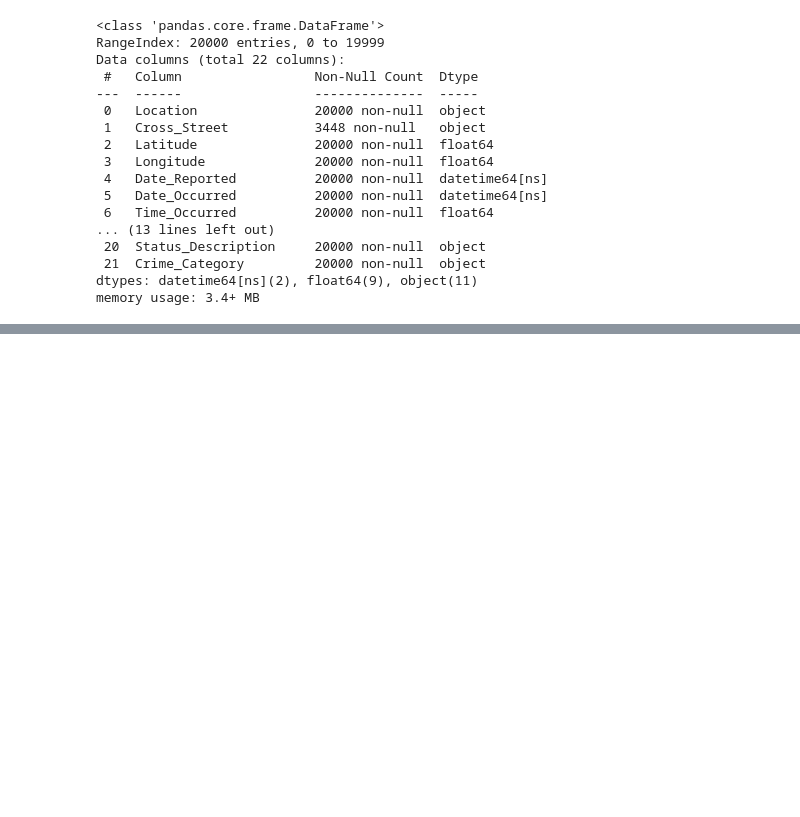
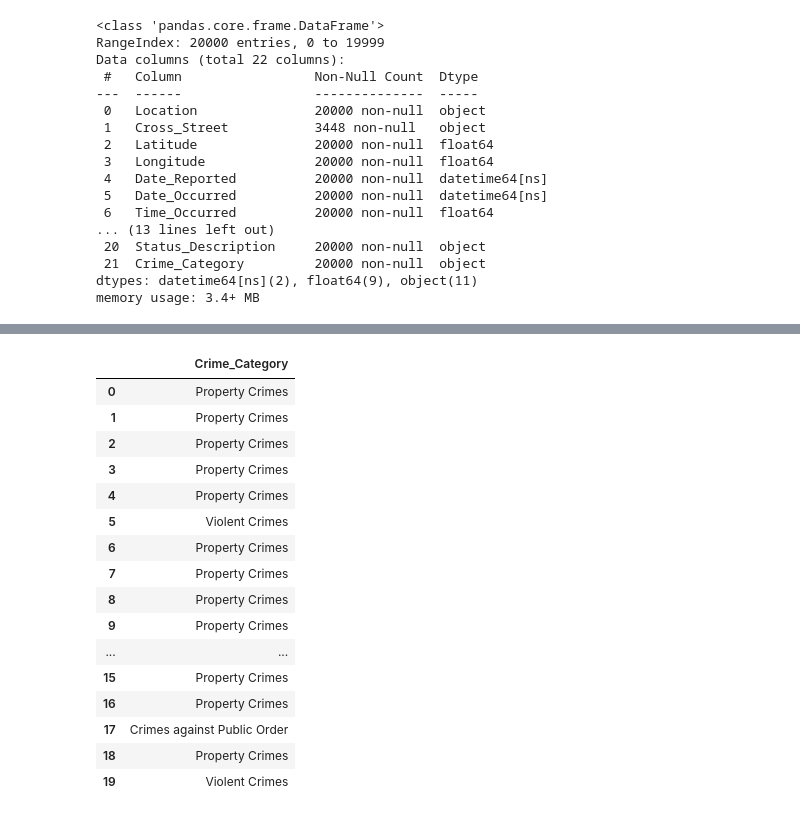
Before and after one commit to mssamoilenko/data_analysis_crime_samoilenko, a Jupyter notebook: data-analysis-crime-samoilenko2.ipynb, the cells around one changed output, grey strips where cells are left out. Saved outputs shown, nothing was run; the diff lists cells and outputs as text; code cells hidden in the pictures; blank space fills up the shorter version.

Commit message:
Kaggle Notebook | data_analysis_crime_samoilenko | Version 6

```diff
--- a/data-analysis-crime-samoilenko2.ipynb
+++ b/data-analysis-crime-samoilenko2.ipynb
@@ -111,0 +197,21 @@ memory usage: 3.4+ MB
+# %%
+part = df[['Crime_Category']]
+part.head(20)
+# %% [output]
+|  | Crime_Category |
+| 0 | Property Crimes |
+| 1 | Property Crimes |
+| 2 | Property Crimes |
+| 3 | Property Crimes |
+| 4 | Property Crimes |
+| 5 | Violent Crimes |
+| 6 | Property Crimes |
+| 7 | Property Crimes |
+| 8 | Property Crimes |
+| 9 | Property Crimes |
+| ... | ... |
+| 15 | Property Crimes |
+| 16 | Property Crimes |
+| 17 | Crimes against Public Order |
+| 18 | Property Crimes |
+| 19 | Violent Crimes |
```
Also changed, not shown: parts of 10 cells of this notebook.
